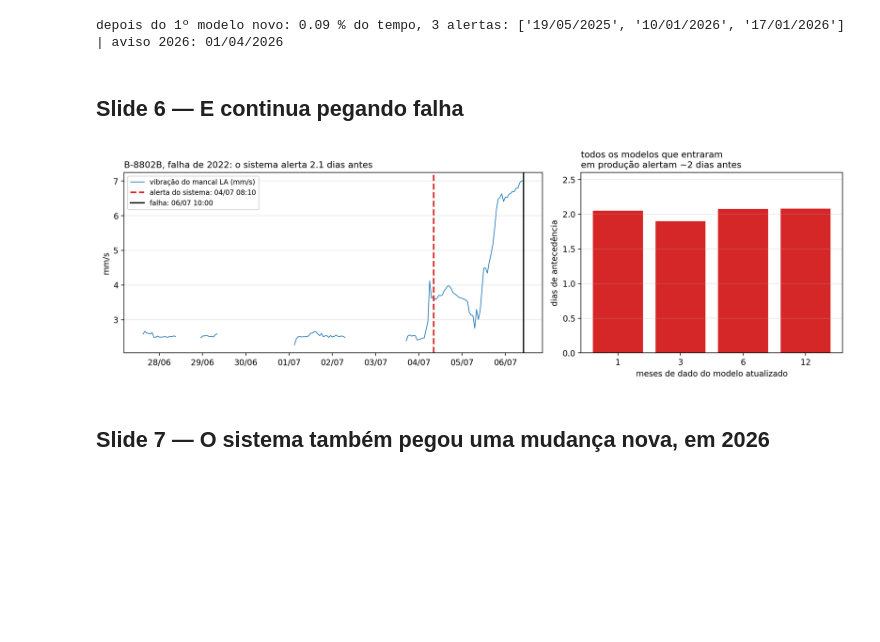
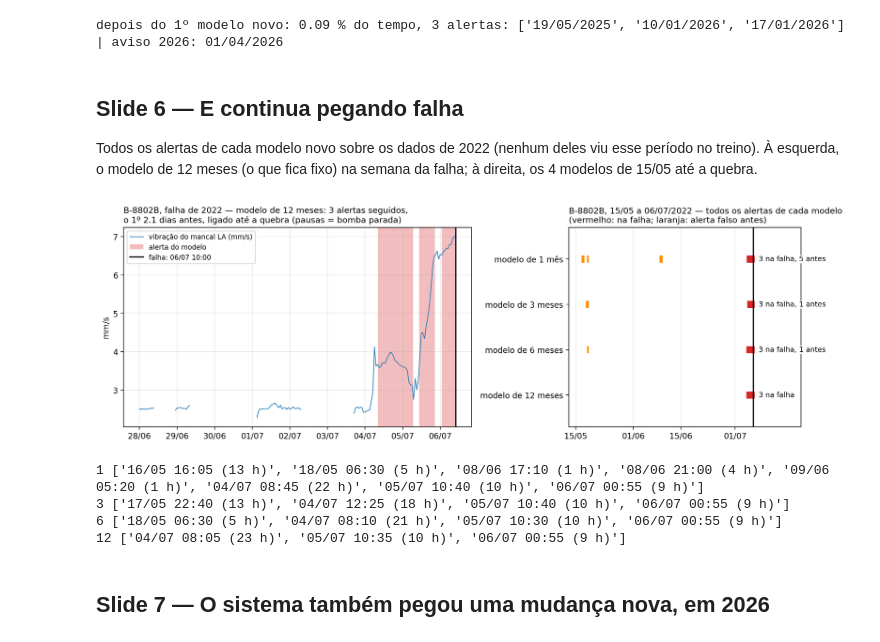
Before and after one commit to SIMPred-Petrobras/transpetro-models, a Jupyter notebook: notebooks/drift/apresentacao_retreino_B-8802B.ipynb, the cells around one changed output. Saved outputs shown, nothing was run; the diff lists cells and outputs as text; code cells hidden in the pictures; blank space fills up the shorter version.

Commit message:
docs: 2022 failure figure shows every alert episode of each retrained model

```diff
--- a/notebooks/drift/apresentacao_retreino_B-8802B.ipynb
+++ b/notebooks/drift/apresentacao_retreino_B-8802B.ipynb
@@ -137,24 +137,46 @@ print(f"depois do 1º modelo novo: {100 * dep.mean():.2f} % do tempo, {len(bloco
 depois do 1º modelo novo: 0.09 % do tempo, 3 alertas: ['19/05/2025', '10/01/2026', '17/01/2026'] | aviso 2026: 01/04/2026
 # %% [markdown]
 ## Slide 6 — E continua pegando falha
+
+Todos os alertas de cada modelo novo sobre os dados de 2022 (nenhum deles viu esse período no treino). À esquerda, o
+modelo de 12 meses (o que fica fixo) na semana da falha; à direita, os 4 modelos de 15/05 até a quebra.
 # %%
-al22 = si.prever(B_ATUAL, si.carregar_modelo(B_ATUAL), si.preprocessar(B_ATUAL, raw22), df_bruto=raw22)["alerta"]
-t_al = al22[(al22.index >= "2022-06-29") & al22].index.min()
-fig, axes = plt.subplots(1, 2, figsize=(13, 4.2), gridspec_kw={"width_ratios": [1.6, 1]})
-v = op22["Vibração Bomba LA"].loc["2022-06-25":FALHA22].resample("1h").mean()
+def alertas22(b):
+    return si.prever(b, si.carregar_modelo(b), si.preprocessar(b, raw22), df_bruto=raw22)["alerta"].loc[:FALHA22]
+al = {m: alertas22(b) for (b, _), m in zip(agenda[1:], MESES)}
+fig, axes = plt.subplots(1, 2, figsize=(13, 4.4), gridspec_kw={"width_ratios": [1.5, 1]})
+v = op22["Vibração Bomba LA"].loc["2022-06-28":FALHA22].resample("1h").mean()
 axes[0].plot(v.index, v, linewidth=0.9, color=AZUL, label="vibração do mancal LA (mm/s)")
-axes[0].axvline(t_al, color=VERMELHO, linewidth=2, linestyle="--", label=f"alerta do sistema: {t_al:%d/%m %H:%M}")
+b12 = blocos(al[12].loc["2022-06-28":])
+for n, (a, b) in enumerate(b12):
+    axes[0].axvspan(a, b, color=VERMELHO, alpha=0.3, linewidth=0, label="alerta do modelo" if n == 0 else None)
 axes[0].axvline(FALHA22, color="black", linewidth=1.6, label="falha: 06/07 10:00")
-axes[0].set_title(f"B-8802B, falha de 2022: o sistema alerta {(FALHA22 - t_al).total_seconds() / 86400:.1f} dias antes", loc="left", fontsize=11)
+axes[0].set_title(f"B-8802B, falha de 2022 — modelo de 12 meses: {len(b12)} alertas seguidos,\n"
+                  f"o 1º {(FALHA22 - b12[0][0]).total_seconds() / 86400:.1f} dias antes, ligado até a quebra "
+                  f"(pausas = bomba parada)", loc="left", fontsize=10.5)
 axes[0].xaxis.set_major_formatter(mdates.DateFormatter("%d/%m")); axes[0].set_ylabel("mm/s"); axes[0].legend(loc="upper left", fontsize=8.5)
-axes[1].bar([str(m) for m in resumo["etapa"]], resumo["falha_2022_dias"], color=VERMELHO)
-axes[1].set_ylim(0, 2.6)
-axes[1].set_xlabel("meses de dado do modelo atualizado"); axes[1].set_ylabel("dias de antecedência")
-axes[1].set_title("todos os modelos que entraram\nem produção alertam ~2 dias antes", loc="left", fontsize=11)
-for ax in axes: ax.grid(alpha=0.3, axis="y")
+axes[0].grid(alpha=0.3)
+ax = axes[1]
+for i, m in enumerate(MESES):
+    y = len(MESES) - 1 - i
+    for a, b in blocos(al[m]):
+        cor = VERMELHO if a >= FALHA22 - pd.Timedelta(days=3) else "darkorange"
+        ax.plot([a, b + pd.Timedelta(hours=8)], [y, y], color=cor, linewidth=9, solid_capstyle="butt")
+    n_f = sum(a >= FALHA22 - pd.Timedelta(days=3) for a, _ in blocos(al[m])); n_o = len(blocos(al[m])) - n_f
+    ax.text(FALHA22 + pd.Timedelta(days=1.5), y,  f"{n_f} na falha" + (f", {n_o} antes" if n_o else ""), va="center", fontsize=9, bbox=dict(facecolor="white", edgecolor="none", pad=1))
+ax.axvline(FALHA22, color="black", linewidth=1.6)
+ax.set_yticks(range(len(MESES))); ax.set_yticklabels([f"modelo de {m} {'mês' if m == 1 else 'meses'}" for m in MESES[::-1]])
+ax.set_xlim(pd.Timestamp("2022-05-13"), FALHA22 + pd.Timedelta(days=14)); ax.set_ylim(-0.7, len(MESES) - 0.3)
+ax.set_xticks(pd.to_datetime(["2022-05-15", "2022-06-01", "2022-06-15", "2022-07-01"])); ax.xaxis.set_major_formatter(mdates.DateFormatter("%d/%m")); ax.grid(alpha=0.3, axis="x")
+ax.set_title("B-8802B, 15/05 a 06/07/2022 — todos os alertas de cada modelo\n(vermelho: na falha; laranja: alerta falso antes)", loc="left", fontsize=10.5)
 plt.tight_layout(); plt.show()
+for m in MESES: print(m, [f"{a:%d/%m %H:%M} ({(b - a).total_seconds() / 3600:.0f} h)" for a, b in blocos(al[m])])
 # %% [output]
-[figure, old version]
+[figure, new version]
+1 ['16/05 16:05 (13 h)', '18/05 06:30 (5 h)', '08/06 17:10 (1 h)', '08/06 21:00 (4 h)', '09/06 05:20 (1 h)', '04/07 08:45 (22 h)', '05/07 10:40 (10 h)', '06/07 00:55 (9 h)']
+3 ['17/05 22:40 (13 h)', '04/07 12:25 (18 h)', '05/07 10:40 (10 h)', '06/07 00:55 (9 h)']
+6 ['18/05 06:30 (5 h)', '04/07 08:10 (21 h)', '05/07 10:30 (10 h)', '06/07 00:55 (9 h)']
+12 ['04/07 08:05 (23 h)', '05/07 10:35 (10 h)', '06/07 00:55 (9 h)']
 # %% [markdown]
 ## Slide 7 — O sistema também pegou uma mudança nova, em 2026
 # %%
```
